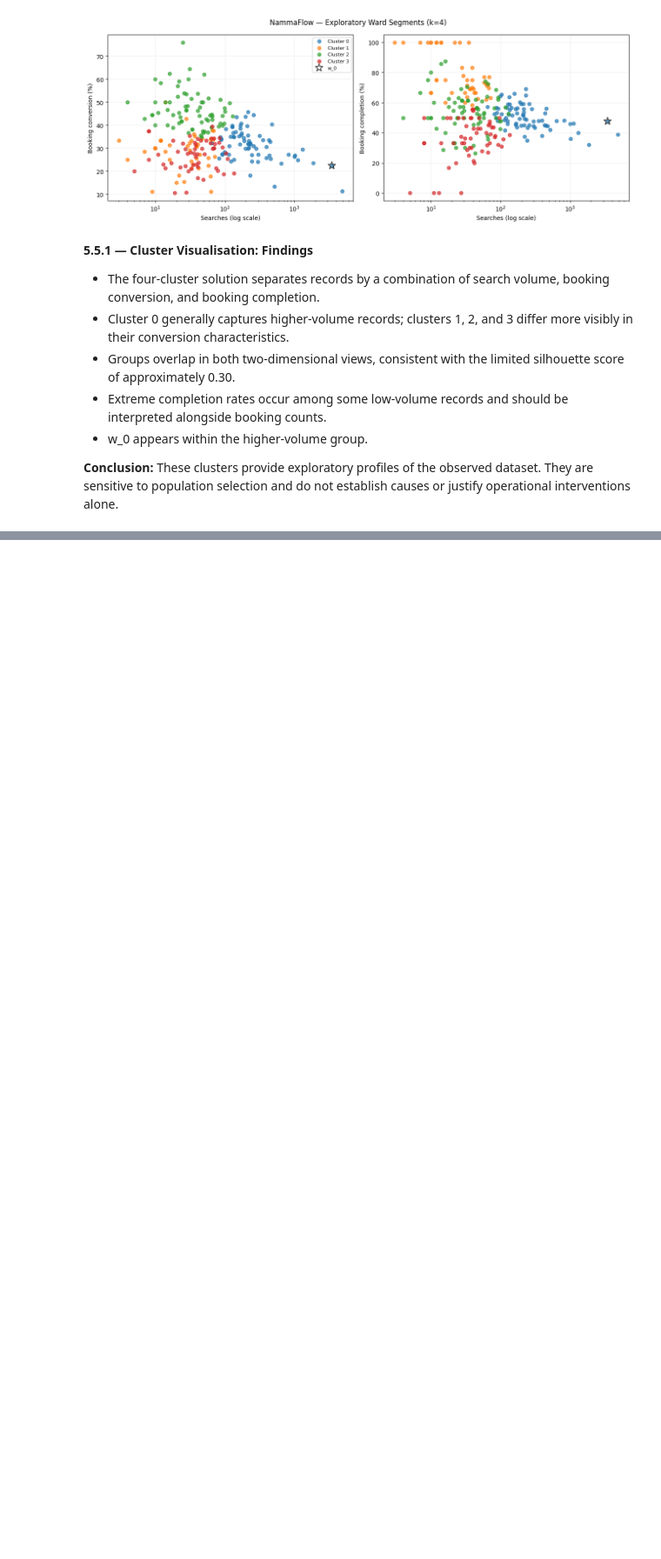
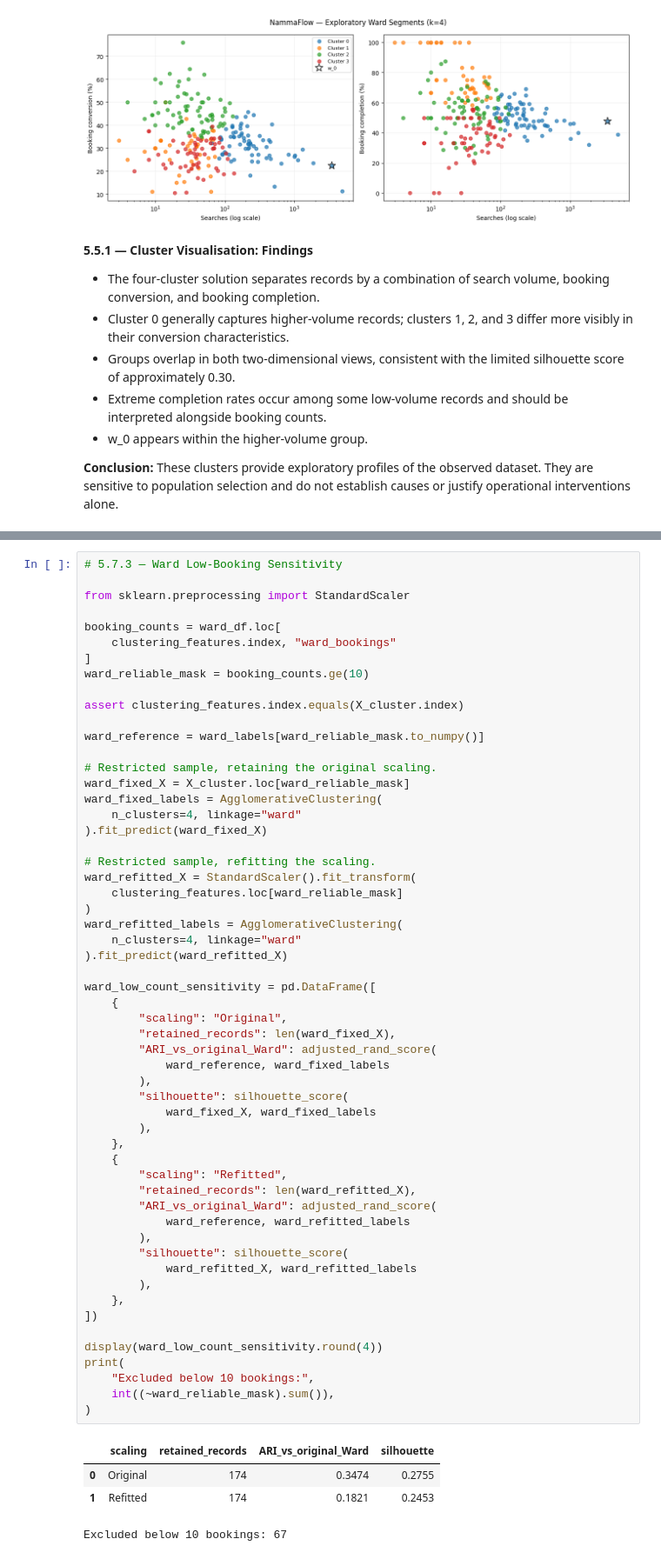
Before and after one commit to Narasimhan15/NammaFlow, a Jupyter notebook: notebooks/05_ward_clustering.ipynb, the cells around one changed output, grey strips where cells are left out. Shown at 87% size. Cells and saved outputs as stored; diff of their text form; blank space fills up the shorter version.

```diff
--- a/notebooks/05_ward_clustering.ipynb
+++ b/notebooks/05_ward_clustering.ipynb
@@ -1214,0 +1370,61 @@ Reloaded assignments match.
+# %%
+# 5.7.3 — Ward Low-Booking Sensitivity
+
+from sklearn.preprocessing import StandardScaler
+
+booking_counts = ward_df.loc[
+    clustering_features.index, "ward_bookings"
+]
+ward_reliable_mask = booking_counts.ge(10)
+
+assert clustering_features.index.equals(X_cluster.index)
+
+ward_reference = ward_labels[ward_reliable_mask.to_numpy()]
+
+# Restricted sample, retaining the original scaling.
+ward_fixed_X = X_cluster.loc[ward_reliable_mask]
+ward_fixed_labels = AgglomerativeClustering(
+    n_clusters=4, linkage="ward"
+).fit_predict(ward_fixed_X)
+
+# Restricted sample, refitting the scaling.
+ward_refitted_X = StandardScaler().fit_transform(
+    clustering_features.loc[ward_reliable_mask]
+)
+ward_refitted_labels = AgglomerativeClustering(
+    n_clusters=4, linkage="ward"
+).fit_predict(ward_refitted_X)
+
+ward_low_count_sensitivity = pd.DataFrame([
+    {
+        "scaling": "Original",
+        "retained_records": len(ward_fixed_X),
+        "ARI_vs_original_Ward": adjusted_rand_score(
+            ward_reference, ward_fixed_labels
+        ),
+        "silhouette": silhouette_score(
+            ward_fixed_X, ward_fixed_labels
+        ),
+    },
+    {
+        "scaling": "Refitted",
+        "retained_records": len(ward_refitted_X),
+        "ARI_vs_original_Ward": adjusted_rand_score(
+            ward_reference, ward_refitted_labels
+        ),
+        "silhouette": silhouette_score(
+            ward_refitted_X, ward_refitted_labels
+        ),
+    },
+])
+
+display(ward_low_count_sensitivity.round(4))
+print(
+    "Excluded below 10 bookings:",
+    int((~ward_reliable_mask).sum()),
+)
+# %% [output]
+|  | scaling | retained_records | ARI_vs_original_Ward | silhouette |
+| 0 | Original | 174 | 0.3474 | 0.2755 |
+| 1 | Refitted | 174 | 0.1821 | 0.2453 |
+Excluded below 10 bookings: 67
```
Also changed, not shown: parts of 11 cells of this notebook, 5 other files.
